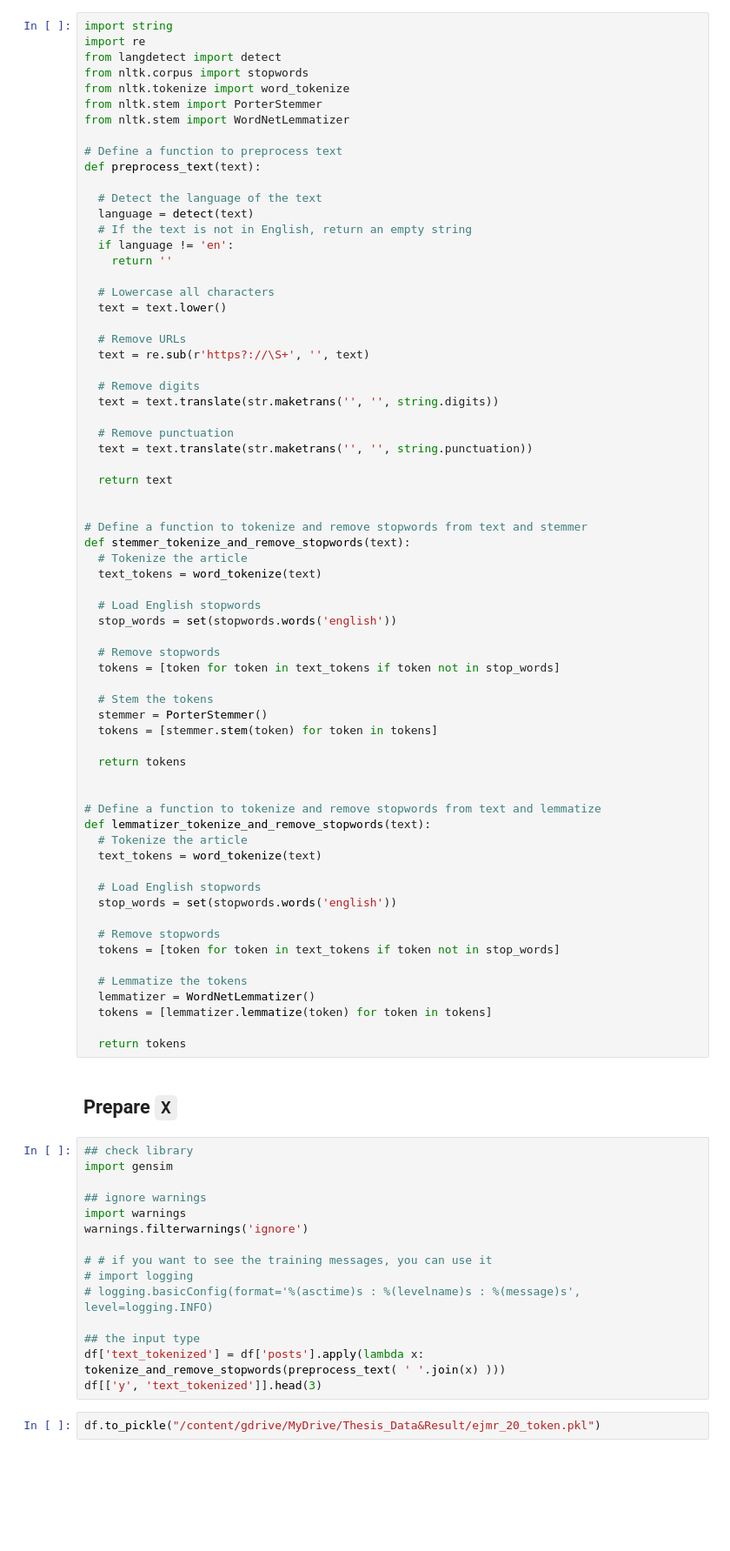
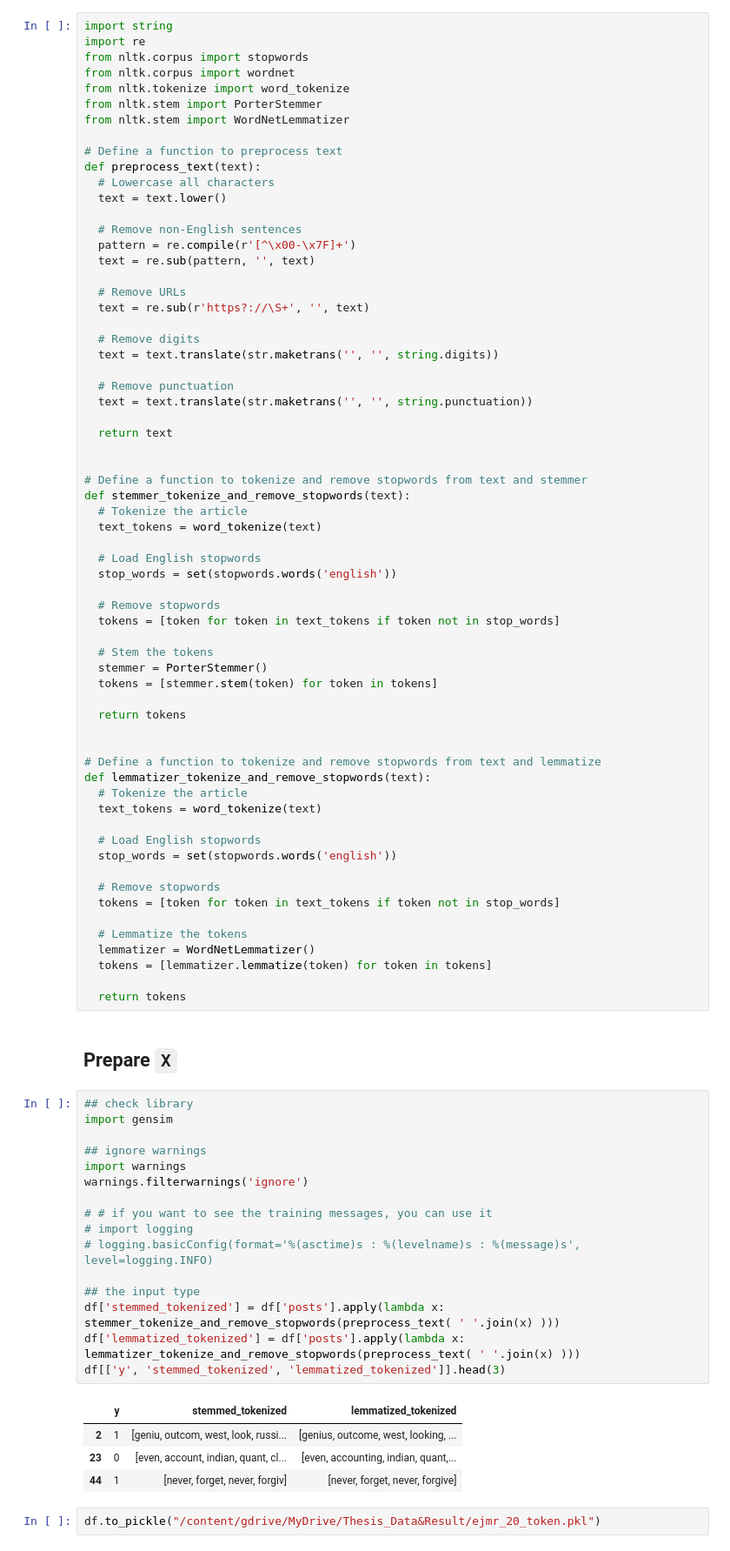
Before and after one commit to y4c6/master_thesis, a Jupyter notebook: EJMR_toMatrix.ipynb, the cells around one changed output. Shown at 87% size. Cells and saved outputs as stored; diff of their text form; blank space fills up the shorter version.

```diff
--- a/EJMR_toMatrix.ipynb
+++ b/EJMR_toMatrix.ipynb
@@ -85,23 +125,20 @@ nltk.download('stopwords')
 # %%
 import string
 import re
-from langdetect import detect
 from nltk.corpus import stopwords
+from nltk.corpus import wordnet
 from nltk.tokenize import word_tokenize
 from nltk.stem import PorterStemmer
 from nltk.stem import WordNetLemmatizer
 
 # Define a function to preprocess text
 def preprocess_text(text):
-
-  # Detect the language of the text
-  language = detect(text)
-  # If the text is not in English, return an empty string
-  if language != 'en':
-    return ''
-
   # Lowercase all characters
   text = text.lower()
+
+  # Remove non-English sentences
+  pattern = re.compile(r'[^\x00-\x7F]+')
+  text = re.sub(pattern, '', text)
 
   # Remove URLs
   text = re.sub(r'https?://\S+', '', text)
@@ -154,17 +191,23 @@ def lemmatizer_tokenize_and_remove_stopwords(text):
 # %%
 ## check library
 import gensim
 
 ## ignore warnings
 import warnings
 warnings.filterwarnings('ignore')
 
 # # if you want to see the training messages, you can use it
 # import logging
 # logging.basicConfig(format='%(asctime)s : %(levelname)s : %(message)s', level=logging.INFO)
 
 ## the input type
-df['text_tokenized'] = df['posts'].apply(lambda x: tokenize_and_remove_stopwords(preprocess_text( ' '.join(x) )))
-df[['y', 'text_tokenized']].head(3)
+df['stemmed_tokenized'] = df['posts'].apply(lambda x: stemmer_tokenize_and_remove_stopwords(preprocess_text( ' '.join(x) )))
+df['lemmatized_tokenized'] = df['posts'].apply(lambda x: lemmatizer_tokenize_and_remove_stopwords(preprocess_text( ' '.join(x) )))
+df[['y', 'stemmed_tokenized', 'lemmatized_tokenized']].head(3)
+# %% [output]
+|  | y | stemmed_tokenized | lemmatized_tokenized |
+| 2 | 1 | [geniu, outcom, west, look, russi... | [genius, outcome, west, looking, ... |
+| 23 | 0 | [even, account, indian, quant, cl... | [even, accounting, indian, quant,... |
+| 44 | 1 | [never, forget, never, forgiv] | [never, forget, never, forgive] |
 # %%
 df.to_pickle("/content/gdrive/MyDrive/Thesis_Data&Result/ejmr_20_token.pkl")
```
Also changed, not shown: parts of 9 cells of this notebook.
